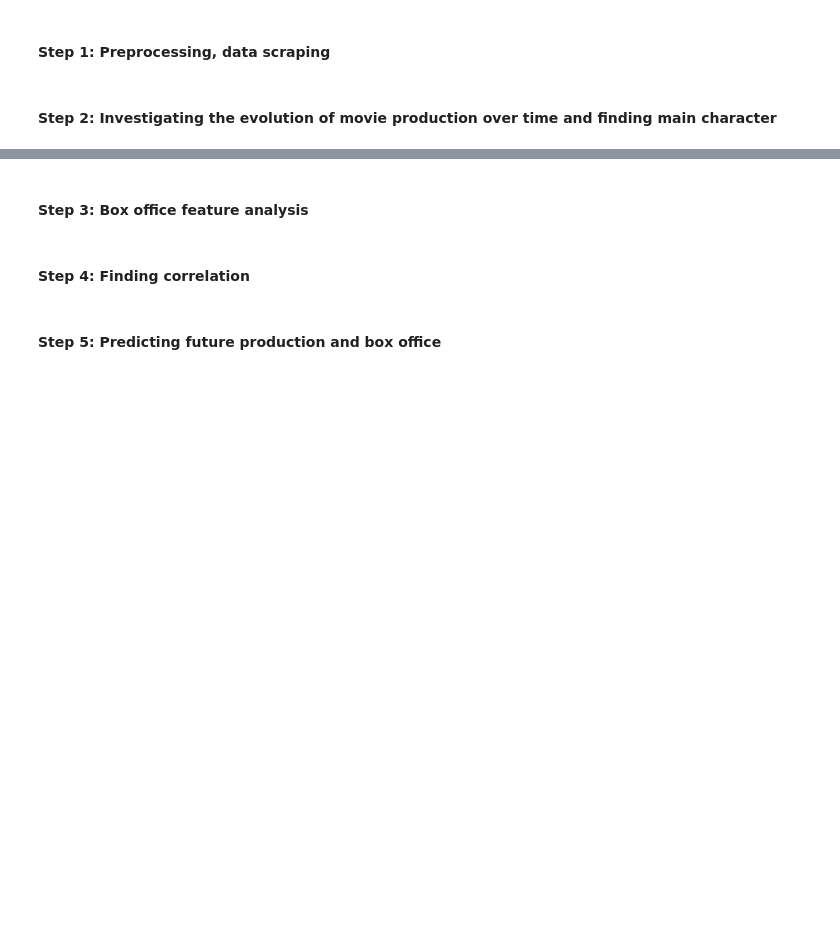
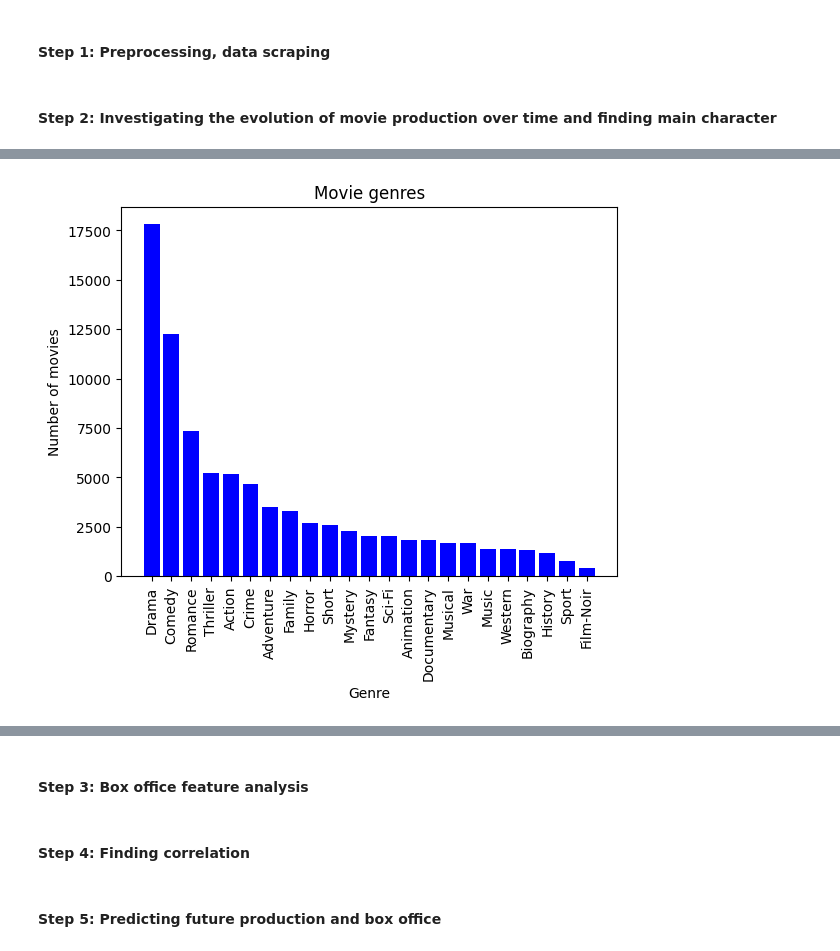
Before and after one commit to epfl-ada/ada-2022-project-r4d4r, a Jupyter notebook: main.ipynb, the cells around one changed output, grey strips where cells are left out. Saved outputs shown, nothing was run; the diff lists cells and outputs as text; code cells hidden in the pictures; blank space fills up the shorter version.

```diff
--- a/main.ipynb
+++ b/main.ipynb
@@ -89,0 +111,13 @@ df.to_csv("./Data/cleaned_data.csv")
+# %%
+
+genres = df.genres.apply(lambda film: [genre for genre in literal_eval(film)]).explode().value_counts()
+genres = genres[genres > 100]
+fig, ax = plt.subplots()
+ax.bar(genres.index, genres.values, color="blue")
+ax.set_xlabel("Genre")
+ax.set_ylabel("Number of movies")
+ax.set_title("Movie genres")
+plt.xticks(rotation=90)
+plt.show()
+# %% [output]
+[figure, added]
```
Also changed, not shown: parts of 6 cells of this notebook, 1 other file.
